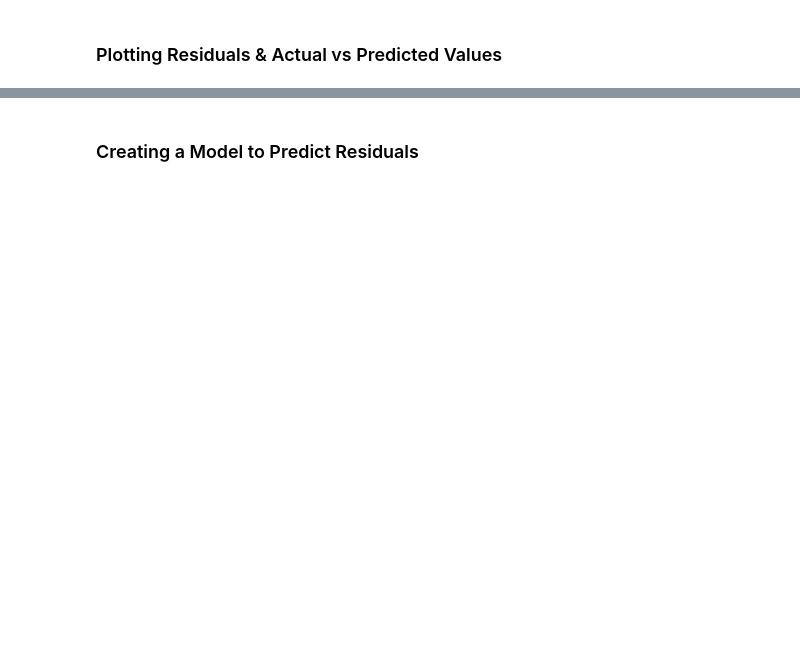
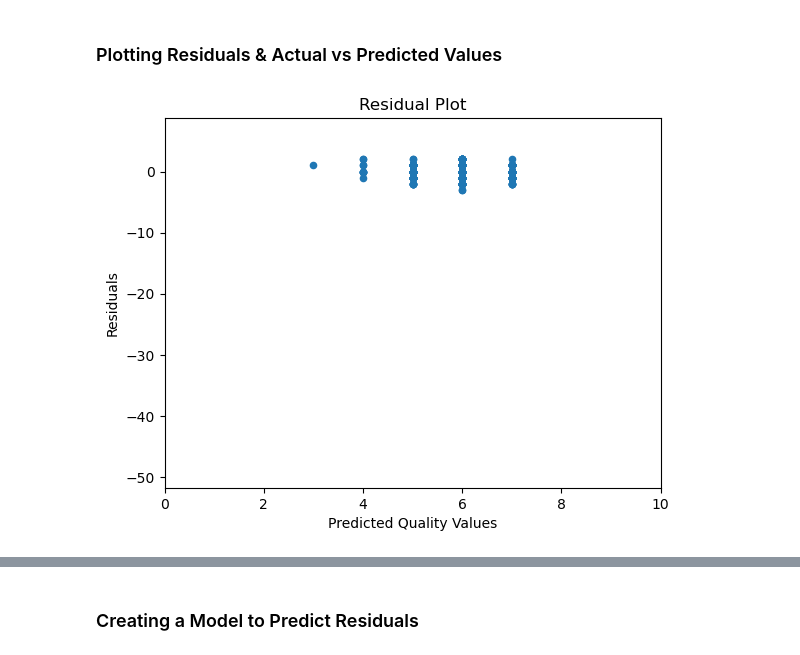
Before and after one commit to notlilawells/Saturn-303-3, a Jupyter notebook: mars_model.ipynb, the cells around one changed output, grey strips where cells are left out. Cells and saved outputs as stored; diff of their text form; code cells hidden in the pictures; blank space fills up the shorter version.

```diff
--- a/mars_model.ipynb
+++ b/mars_model.ipynb
@@ -178,3 +189,4 @@ Fitting models for degree =  4
 # %%
 # Defining the initial base model
-mars_model = Earth(max_terms = 500, max_degree = 1)
+mars_model = Earth(max_terms = 600, max_degree = 5)
+mars_model.fit(X_train, y_train)
@@ -190,15 +227,26 @@ print("Fine Grid Tuning MARS Model Test RMSE:", np.sqrt(mean_squared_error(y_tes
 # %% [markdown]
 ### Plotting Residuals & Actual vs Predicted Values
+# %%
+# Converting rounded_pred_opt to a df
+rounded_pred_opt = pd.Series(rounded_pred_opt, name='quality')
+rounded_pred_opt = rounded_pred_opt.to_frame().rename(columns={'quality': 'quality'})
+
+
+# Calculate residuals
+residuals = y_test - rounded_pred_opt
 # %%
-# Calculate residuals
-residuals = y_test - rounded_pred_opt
+# Plotting residuals
+df = pd.concat([rounded_pred_opt, residuals], axis=1)
+df.columns = ['quality', 'residuals']
 
-# Plotting residuals
-plt.scatter(rounded_pred_opt, residuals)
+df.plot(x='quality', y='residuals', kind='scatter')
 plt.xlabel('Predicted Quality Values')
 plt.ylabel('Residuals')
 plt.title('Residual Plot')
+plt.xlim([0, 10])
 plt.show()
+# %% [output]
+[figure, added]
 # %%
 # Plotting predicted vs actual y values
 plt.scatter(y_test, rounded_pred_opt)
```
Also changed, not shown: parts of 7 cells of this notebook.
